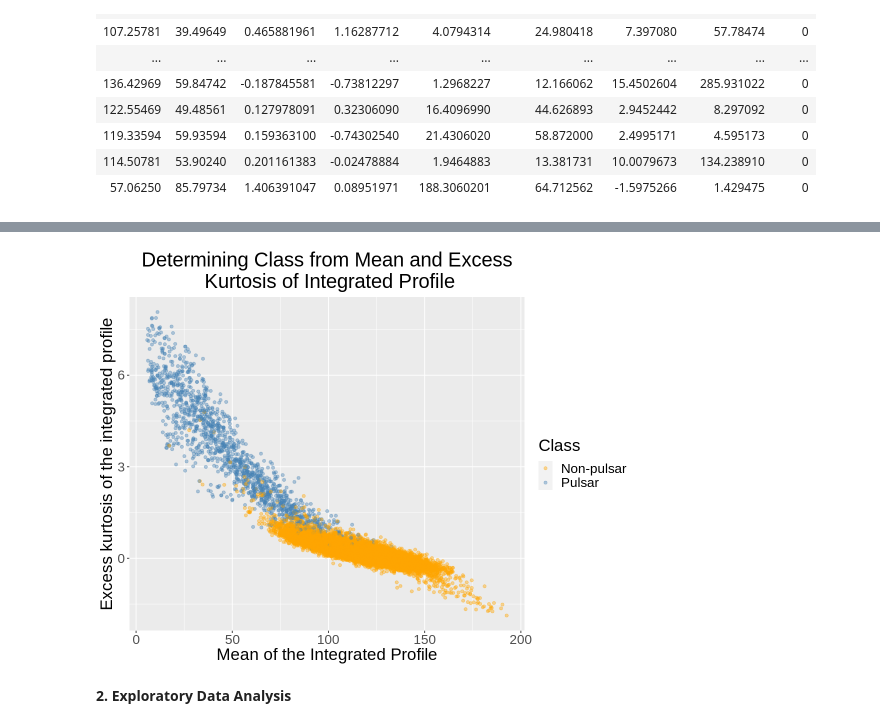
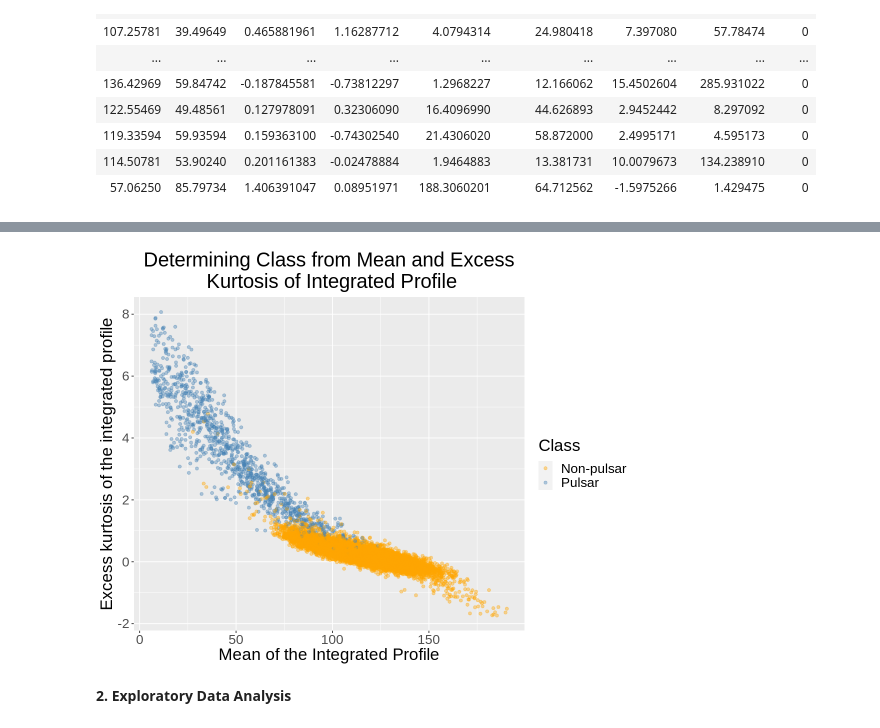
Before and after one commit to madisongill/dsci-100-2023s-group-39-section-002, a Jupyter notebook: project_proposal.ipynb, the cells around one changed output, grey strips where cells are left out. Drawn from its saved outputs; the diff is of its cells as text; code cells hidden in the pictures.

```diff
--- a/project_proposal.ipynb
+++ b/project_proposal.ipynb
@@ -98,16 +107,16 @@ pulsar_star_graph
 # %%
 options(repr.plot.width = 9, repr.plot.height = 7)
-pulsar_star_graph <- pulsar |>
+pulsar_star_graph <- pulsar_train |>
 ggplot(aes(x = mean, y = kurt, color = class)) +
 geom_point(alpha = 0.4) +
 labs(x = "Mean of the Integrated Profile", y = "Excess kurtosis of the integrated profile", color = "Class") +
 scale_color_manual(labels = c("Non-pulsar", "Pulsar"),
                    values = c("orange", "steel blue")) +
 ggtitle("Determining Class from Mean and Excess\n Kurtosis of Integrated Profile")+
 theme(plot.title = element_text(hjust = 0.5))+
 theme(text = element_text(size = 20))
 pulsar_star_graph
 # %% [output]
-[figure, old version]
+[figure, new version]
 # %% [markdown]
 <b>2. Exploratory Data Analysis<b>
```
Also changed, not shown: parts of 3 cells of this notebook.
